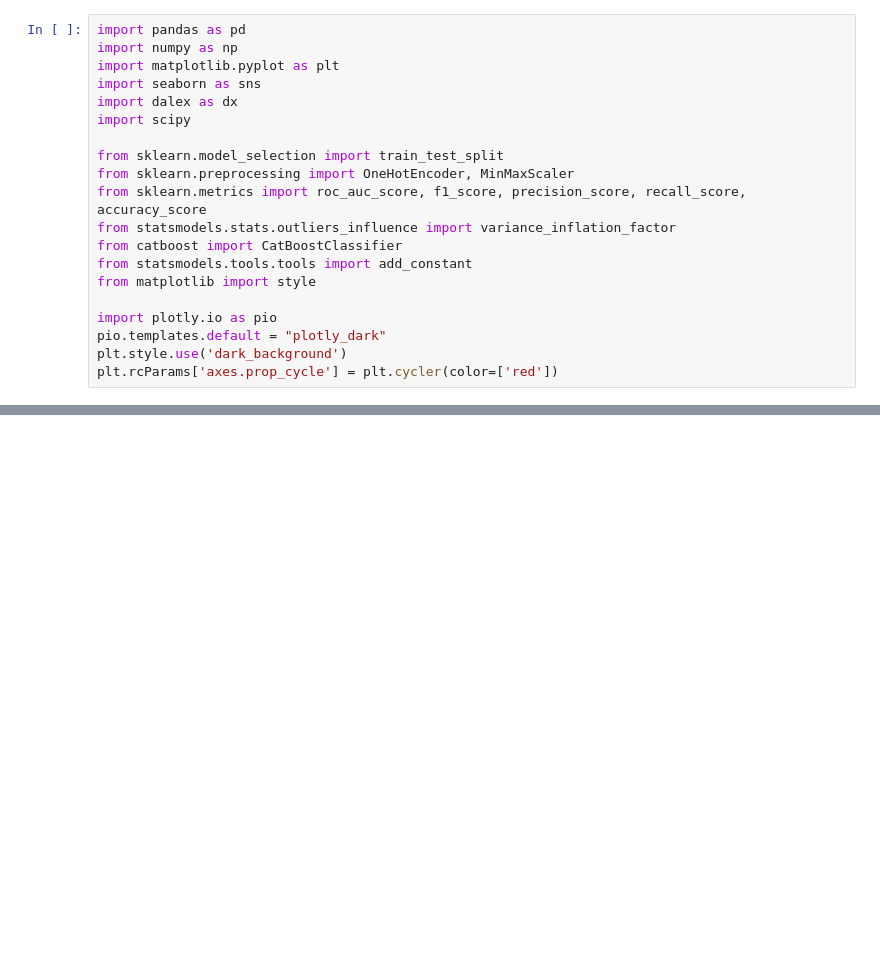
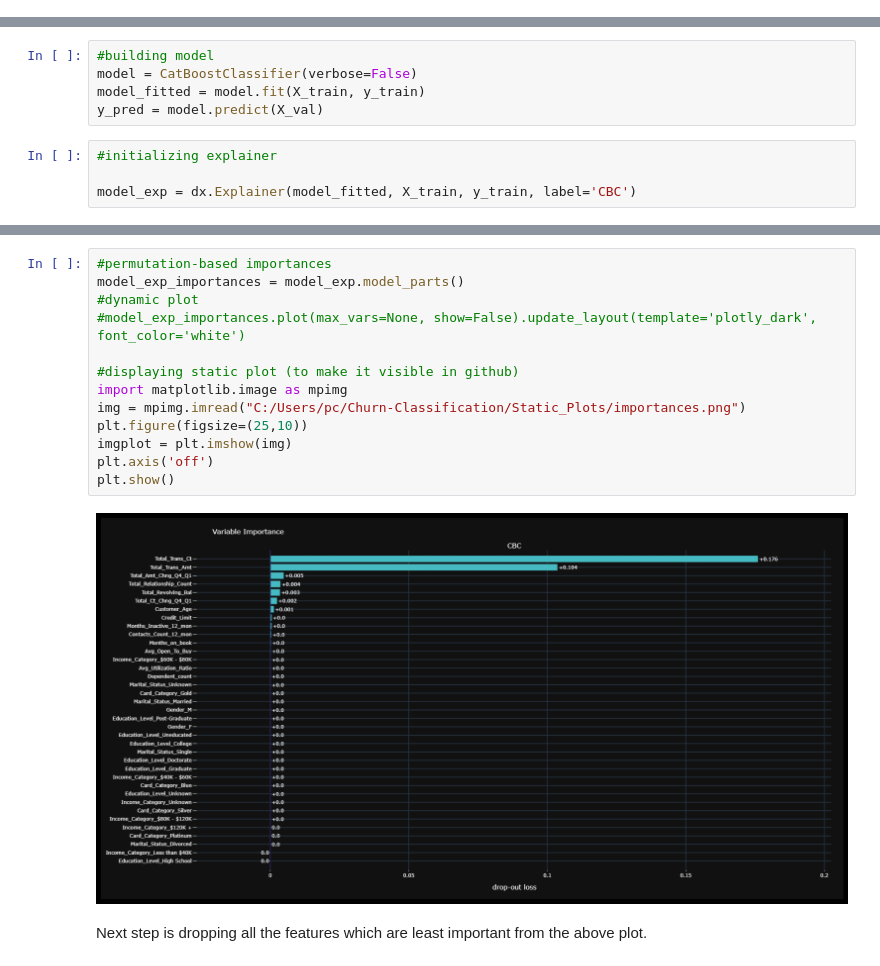
Before and after one commit to dxzielinski/Churn-Classification, a Jupyter notebook: Explanatory_Analysis-Interpreting.ipynb, the cells around one changed output, grey strips where cells are left out. Drawn from its saved outputs; the diff is of its cells as text; blank space fills up the shorter version.

Commit message:
static plots; cross-validation; 1000 trials optimization

```diff
--- a/Explanatory_Analysis-Interpreting.ipynb
+++ b/Explanatory_Analysis-Interpreting.ipynb
@@ -1,20 +0,0 @@
-# %%
-import pandas as pd
-import numpy as np
-import matplotlib.pyplot as plt
-import seaborn as sns
-import dalex as dx
-import scipy
-
-from sklearn.model_selection import train_test_split
-from sklearn.preprocessing import OneHotEncoder, MinMaxScaler
-from sklearn.metrics import roc_auc_score, f1_score, precision_score, recall_score, accuracy_score
-from statsmodels.stats.outliers_influence import variance_inflation_factor
-from catboost import CatBoostClassifier
-from statsmodels.tools.tools import add_constant
-from matplotlib import style
-
-import plotly.io as pio
-pio.templates.default = "plotly_dark"
-plt.style.use('dark_background')
-plt.rcParams['axes.prop_cycle'] = plt.cycler(color=['red'])
@@ -223,0 +81,9 @@ y_train[7844]
+# %%
+#building model
+model = CatBoostClassifier(verbose=False)
+model_fitted = model.fit(X_train, y_train)
+y_pred = model.predict(X_val)
+# %%
+#initializing explainer
+
+model_exp = dx.Explainer(model_fitted, X_train, y_train, label='CBC')
@@ -223,0 +115,17 @@ y_train[7844]
+# %%
+#permutation-based importances
+model_exp_importances = model_exp.model_parts()
+#dynamic plot
+#model_exp_importances.plot(max_vars=None, show=False).update_layout(template='plotly_dark', font_color='white')
+
+#displaying static plot (to make it visible in github)
+import matplotlib.image as mpimg
+img = mpimg.imread("C:/Users/pc/Churn-Classification/Static_Plots/importances.png")
+plt.figure(figsize=(25,10))
+imgplot = plt.imshow(img)
+plt.axis('off')
+plt.show()
+# %% [output]
+[figure, added]
+# %% [markdown]
+Next step is dropping all the features which are least important from the above plot.
```
Also changed, not shown: parts of 58 cells of this notebook, 5 other files.
